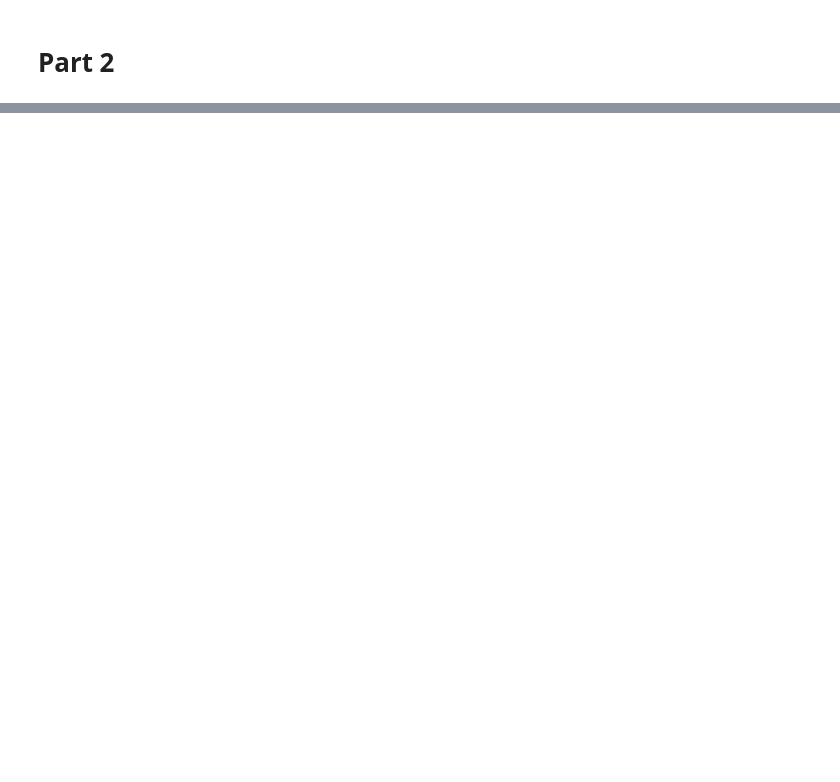
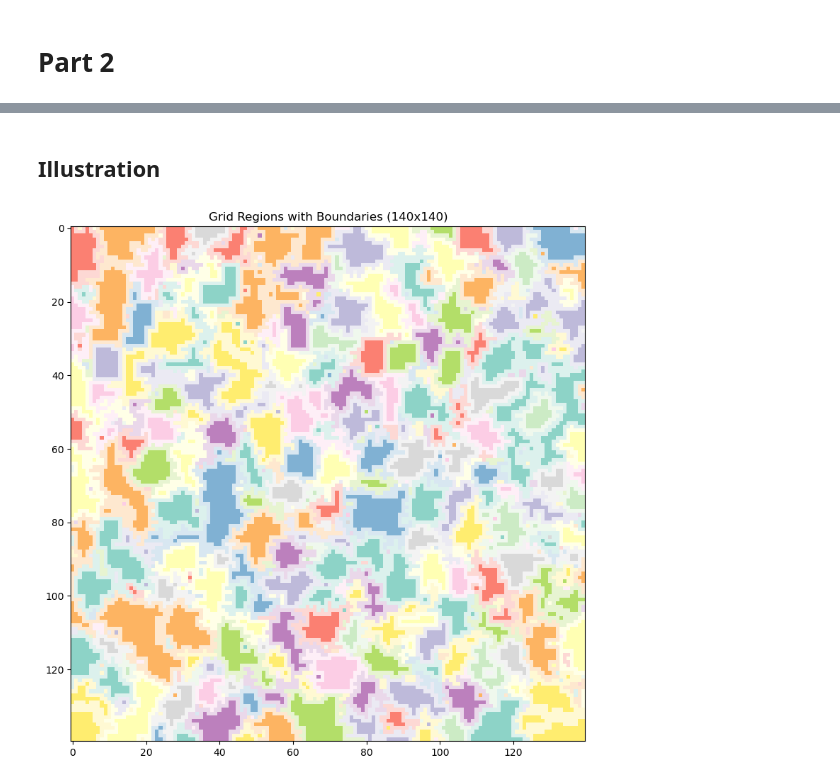
Before and after one commit to henrikbol/Advent-of-Code, a Jupyter notebook: 2024/2024-12.ipynb, the cells around one changed output, grey strips where cells are left out. Drawn from its saved outputs; the diff is of its cells as text; code cells hidden in the pictures; blank space fills up the shorter version.

Commit message:
day 12 - illustration

```diff
--- a/2024/2024-12.ipynb
+++ b/2024/2024-12.ipynb
@@ -164,0 +154,34 @@ NameError: name 'MazePathFinder' is not defined
+# %% [markdown]
+## Illustration
+# %%
+from scipy import ndimage
+import matplotlib.pyplot as plt
+
+def plot_grid_with_boundaries(grid):
+    rows, cols = grid.shape
+    unique_labels = np.unique(grid)
+    label_to_num = {label: i for i, label in enumerate(unique_labels)}
+    numeric_grid = np.vectorize(label_to_num.get)(grid)
+
+    # Detect boundaries using gradient
+    sobel_h = ndimage.sobel(numeric_grid, axis=0)
+    sobel_v = ndimage.sobel(numeric_grid, axis=1)
+    boundaries = np.hypot(sobel_h, sobel_v) > 0
+
+    fig, ax = plt.subplots(figsize=(8, 8))
+
+    cmap = plt.colormaps.get_cmap('Set3').resampled(len(unique_labels))
+    ax.imshow(numeric_grid, cmap=cmap, interpolation='nearest')
+
+    # Overlay boundaries in black
+    ax.imshow(np.ma.masked_where(~boundaries, boundaries),
+              cmap='binary', alpha=0.7, interpolation='nearest')
+
+    ax.set_title(f'Grid Regions with Boundaries ({rows}x{cols})')
+    plt.tight_layout()
+    plt.show()
+
+
+plot_grid_with_boundaries(grid)
+# %% [output]
+[figure, added]
```
Also changed, not shown: parts of 4 cells of this notebook.
